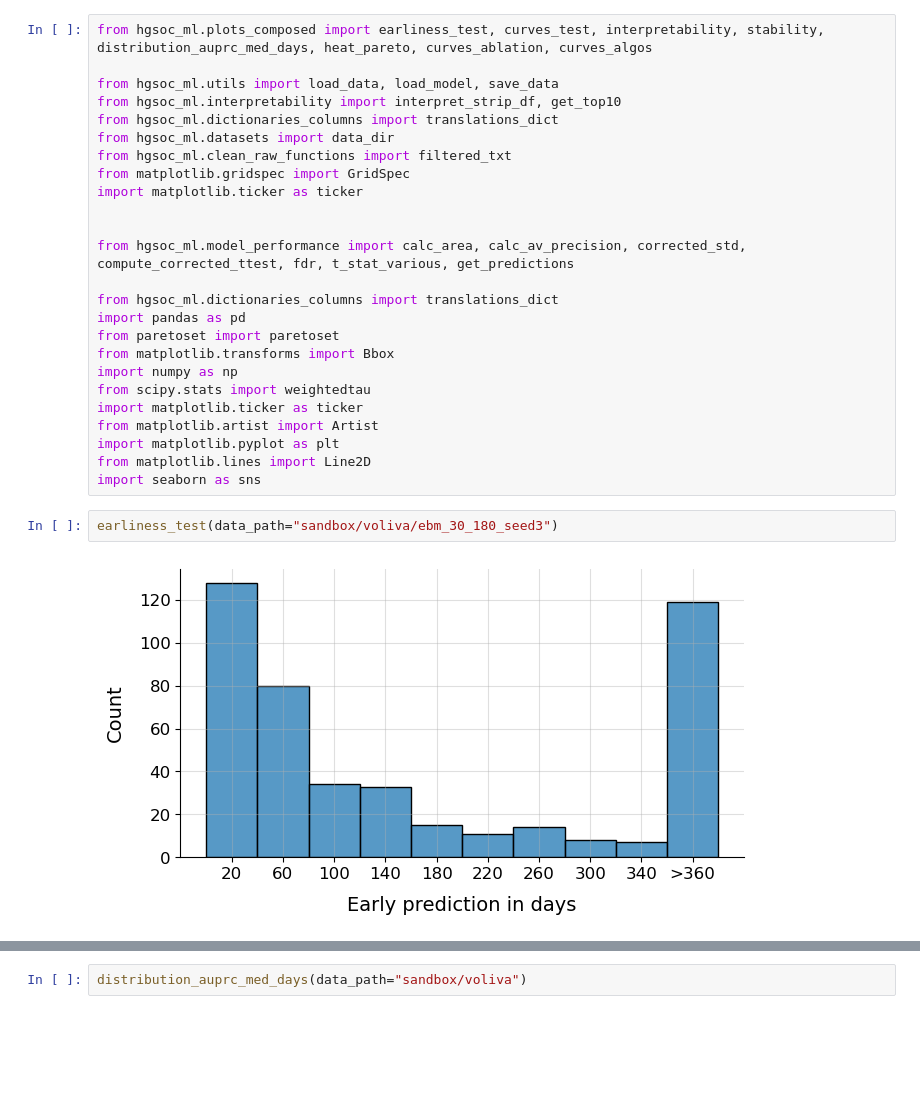
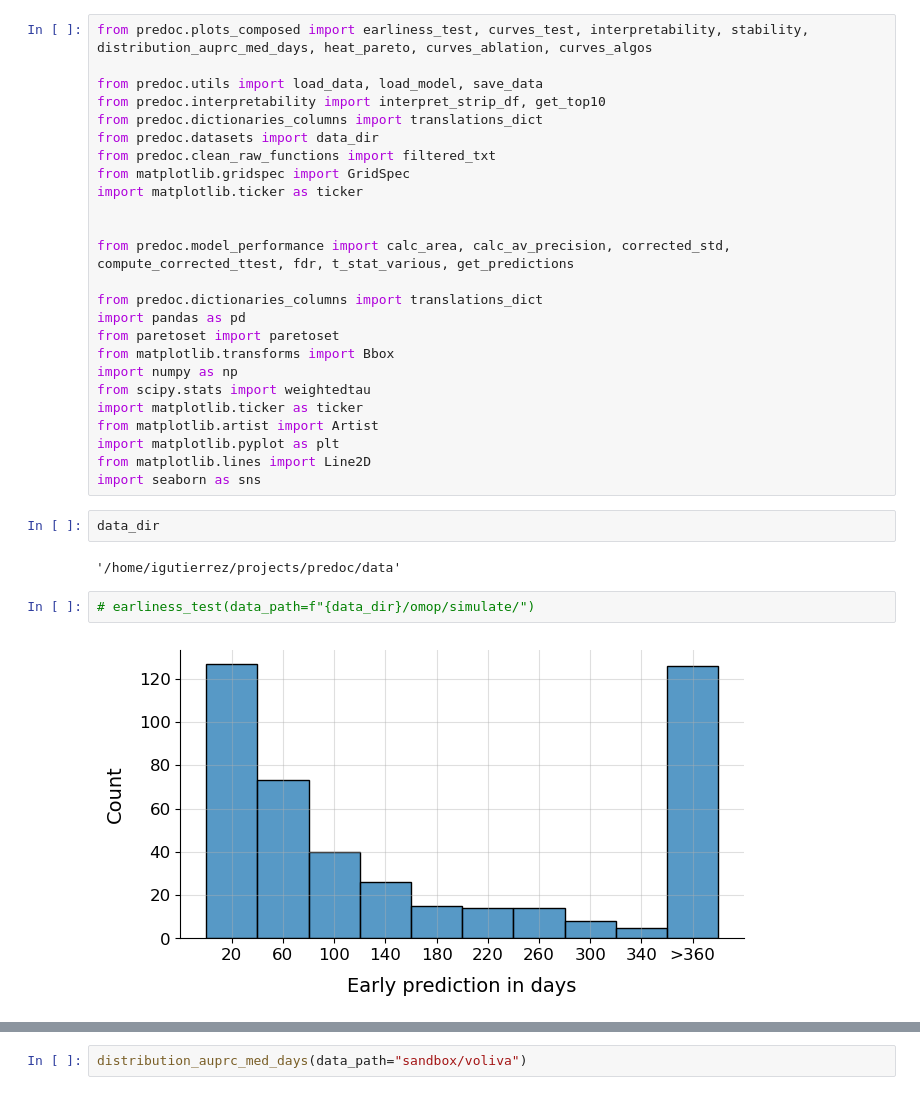
Before and after one commit to babelomics/predoc, a Jupyter notebook: predoc/plots_functions.ipynb, the cells around one changed output, grey strips where cells are left out. Saved outputs shown, nothing was run; the diff lists cells and outputs as text; blank space fills up the shorter version.

Commit message:
fix up to interpretability

```diff
--- a/predoc/plots_functions.ipynb
+++ b/predoc/plots_functions.ipynb
@@ -1,18 +1,18 @@
 # %%
-from hgsoc_ml.plots_composed import earliness_test, curves_test, interpretability, stability, distribution_auprc_med_days, heat_pareto, curves_ablation, curves_algos
+from predoc.plots_composed import earliness_test, curves_test, interpretability, stability, distribution_auprc_med_days, heat_pareto, curves_ablation, curves_algos
 
-from hgsoc_ml.utils import load_data, load_model, save_data
-from hgsoc_ml.interpretability import interpret_strip_df, get_top10
-from hgsoc_ml.dictionaries_columns import translations_dict
-from hgsoc_ml.datasets import data_dir
-from hgsoc_ml.clean_raw_functions import filtered_txt
+from predoc.utils import load_data, load_model, save_data
+from predoc.interpretability import interpret_strip_df, get_top10
+from predoc.dictionaries_columns import translations_dict
+from predoc.datasets import data_dir
+from predoc.clean_raw_functions import filtered_txt
 from matplotlib.gridspec import GridSpec
 import matplotlib.ticker as ticker
 
 
-from hgsoc_ml.model_performance import calc_area, calc_av_precision, corrected_std, compute_corrected_ttest, fdr, t_stat_various, get_predictions
+from predoc.model_performance import calc_area, calc_av_precision, corrected_std, compute_corrected_ttest, fdr, t_stat_various, get_predictions
 
-from hgsoc_ml.dictionaries_columns import translations_dict
+from predoc.dictionaries_columns import translations_dict
 import pandas as pd
 from paretoset import paretoset
 from matplotlib.transforms import Bbox
@@ -23,8 +23,12 @@ from matplotlib.artist import Artist
 import matplotlib.pyplot as plt
 from matplotlib.lines import Line2D
 import seaborn as sns
+# %%
+data_dir
+# %% [output]
+'/home/igutierrez/projects/predoc/data'
 # %%
-earliness_test(data_path="sandbox/voliva/ebm_30_180_seed3")
+# earliness_test(data_path=f"{data_dir}/omop/simulate/")
 # %% [output]
-[figure, old version]
+[figure, new version]
 # %%
```
Also changed, not shown: parts of 2 cells of this notebook, 1 other file.
